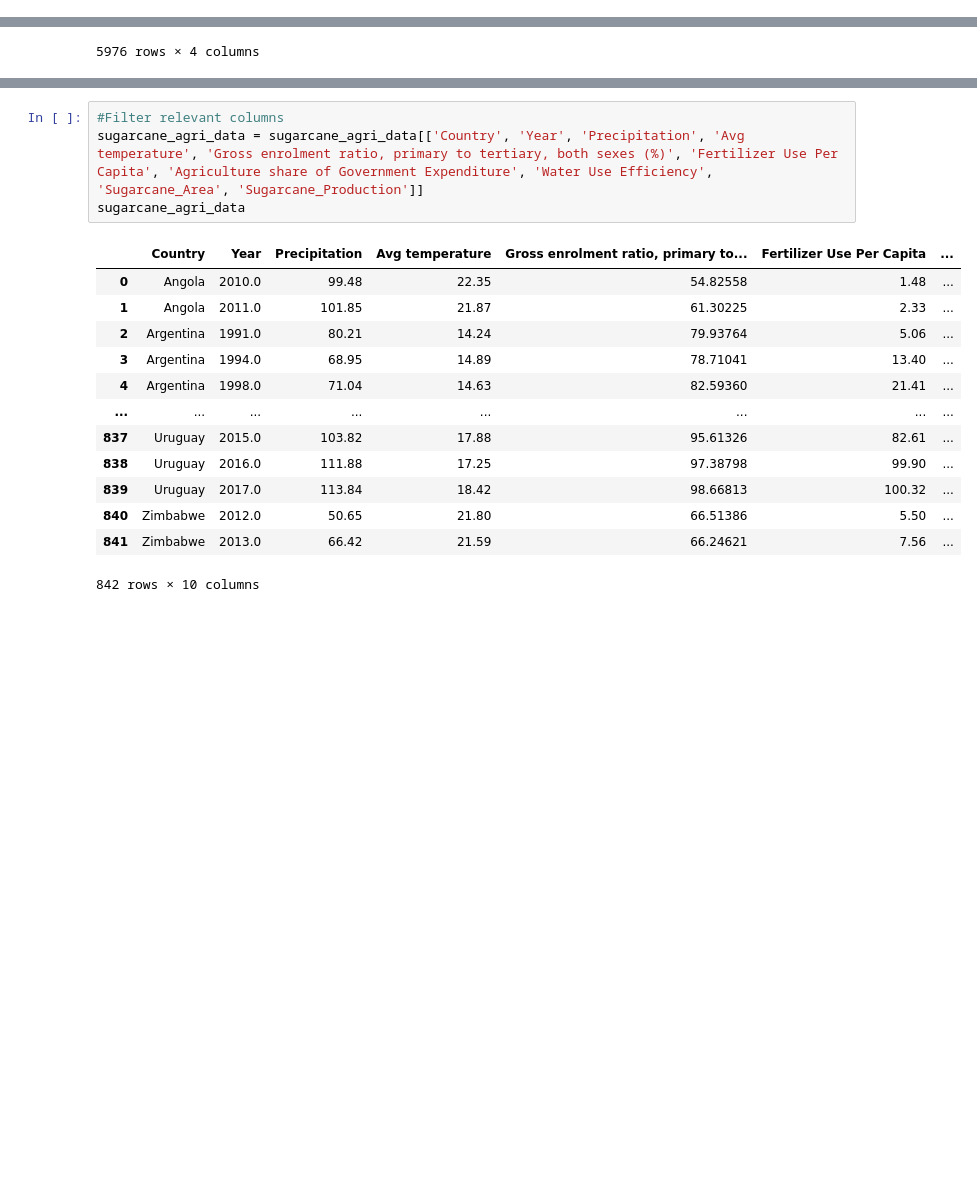
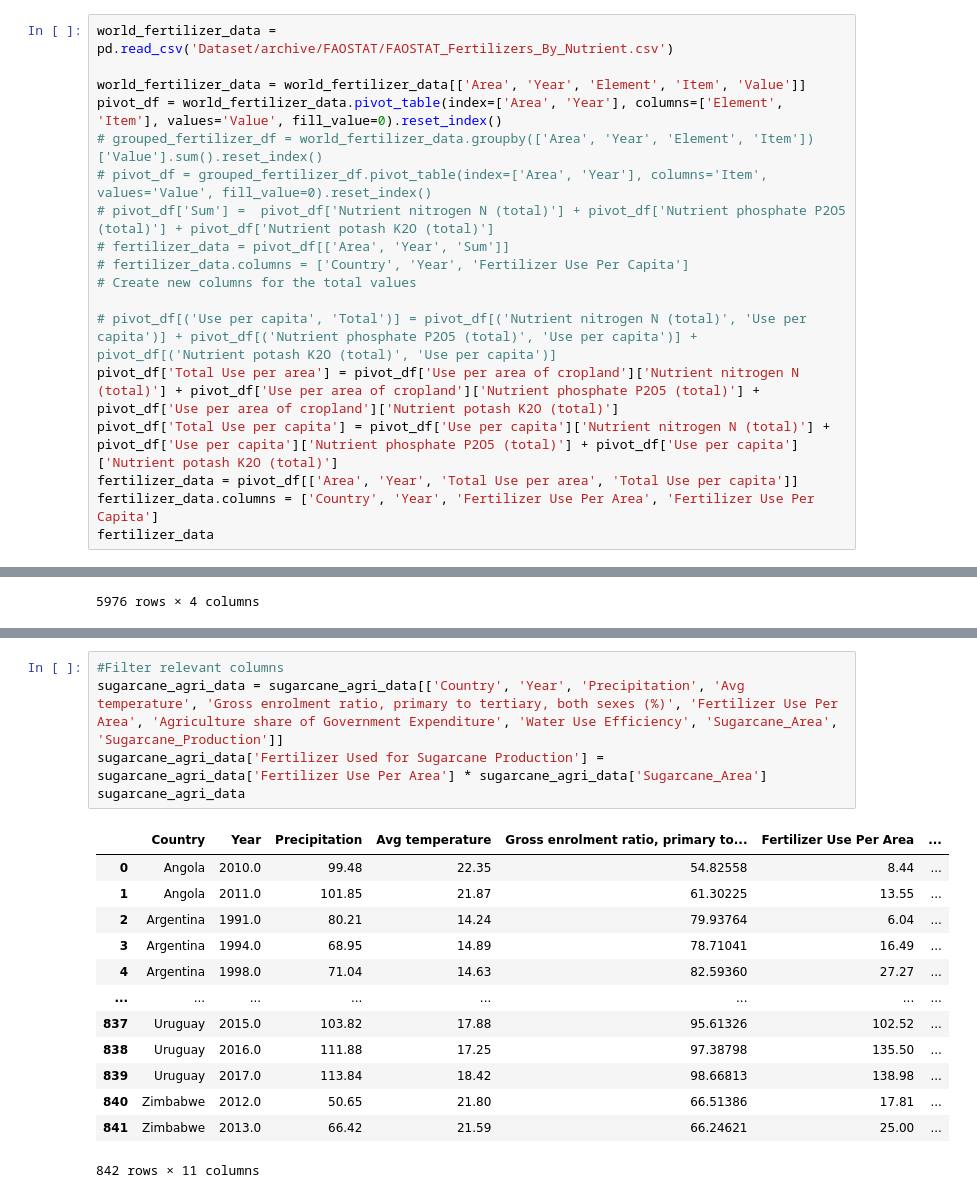
Before and after one commit to saumyasucharita/Agriculture-Data-Analysis, a Jupyter notebook: Exploratory Agriculture Data Analysis-FAOSTAT.ipynb, the cells around one changed output, grey strips where cells are left out. Cells and saved outputs as stored; diff of their text form; blank space fills up the shorter version.

```diff
--- a/Exploratory Agriculture Data Analysis-FAOSTAT.ipynb
+++ b/Exploratory Agriculture Data Analysis-FAOSTAT.ipynb
@@ -501,3 +501,21 @@ fertilizer_data
 | 10282 | Zimbabwe | 2020 | 6.64 |
 | 10283 | Zimbabwe | 2021 | 6.49 |
 10284 rows × 3 columns
+# %%
+world_fertilizer_data = pd.read_csv('Dataset/archive/FAOSTAT/FAOSTAT_Fertilizers_By_Nutrient.csv')
+
+world_fertilizer_data = world_fertilizer_data[['Area', 'Year', 'Element', 'Item', 'Value']]
+pivot_df = world_fertilizer_data.pivot_table(index=['Area', 'Year'], columns=['Element', 'Item'], values='Value', fill_value=0).reset_index()
+# grouped_fertilizer_df = world_fertilizer_data.groupby(['Area', 'Year', 'Element', 'Item'])['Value'].sum().reset_index()
+# pivot_df = grouped_fertilizer_df.pivot_table(index=['Area', 'Year'], columns='Item', values='Value', fill_value=0).reset_index()
+# pivot_df['Sum'] =  pivot_df['Nutrient nitrogen N (total)'] + pivot_df['Nutrient phosphate P2O5 (total)'] + pivot_df['Nutrient potash K2O (total)']
+# fertilizer_data = pivot_df[['Area', 'Year', 'Sum']]
+# fertilizer_data.columns = ['Country', 'Year', 'Fertilizer Use Per Capita']
+# Create new columns for the total values
+
+# pivot_df[('Use per capita', 'Total')] = pivot_df[('Nutrient nitrogen N (total)', 'Use per capita')] + pivot_df[('Nutrient phosphate P2O5 (total)', 'Use per capita')] + pivot_df[('Nutrient potash K2O (total)', 'Use per capita')]
+pivot_df['Total Use per area'] = pivot_df['Use per area of cropland']['Nutrient nitrogen N (total)'] + pivot_df['Use per area of cropland']['Nutrient phosphate P2O5 (total)'] + pivot_df['Use per area of cropland']['Nutrient potash K2O (total)']
+pivot_df['Total Use per capita'] = pivot_df['Use per capita']['Nutrient nitrogen N (total)'] + pivot_df['Use per capita']['Nutrient phosphate P2O5 (total)'] + pivot_df['Use per capita']['Nutrient potash K2O (total)']
+fertilizer_data = pivot_df[['Area', 'Year', 'Total Use per area', 'Total Use per capita']]
+fertilizer_data.columns = ['Country', 'Year', 'Fertilizer Use Per Area', 'Fertilizer Use Per Capita']
+fertilizer_data
@@ -1388,21 +1421,22 @@ sugarcane_agri_data
 # %%
 #Filter relevant columns
-sugarcane_agri_data = sugarcane_agri_data[['Country', 'Year', 'Precipitation', 'Avg temperature', 'Gross enrolment ratio, primary to tertiary, both sexes (%)', 'Fertilizer Use Per Capita', 'Agriculture share of Government Expenditure', 'Water Use Efficiency', 'Sugarcane_Area', 'Sugarcane_Production']]
+sugarcane_agri_data = sugarcane_agri_data[['Country', 'Year', 'Precipitation', 'Avg temperature', 'Gross enrolment ratio, primary to tertiary, both sexes (%)', 'Fertilizer Use Per Area', 'Agriculture share of Government Expenditure', 'Water Use Efficiency', 'Sugarcane_Area', 'Sugarcane_Production']]
+sugarcane_agri_data['Fertilizer Used for Sugarcane Production'] =  sugarcane_agri_data['Fertilizer Use Per Area'] * sugarcane_agri_data['Sugarcane_Area']
 sugarcane_agri_data
 # %% [output]
-|  | Country | Year | Precipitation | Avg temperature | Gross enrolment ratio, primary to... | Fertilizer Use Per Capita | ... |
-| 0 | Angola | 2010.0 | 99.48 | 22.35 | 54.82558 | 1.48 | ... |
-| 1 | Angola | 2011.0 | 101.85 | 21.87 | 61.30225 | 2.33 | ... |
-| 2 | Argentina | 1991.0 | 80.21 | 14.24 | 79.93764 | 5.06 | ... |
-| 3 | Argentina | 1994.0 | 68.95 | 14.89 | 78.71041 | 13.40 | ... |
-| 4 | Argentina | 1998.0 | 71.04 | 14.63 | 82.59360 | 21.41 | ... |
+|  | Country | Year | Precipitation | Avg temperature | Gross enrolment ratio, primary to... | Fertilizer Use Per Area | ... |
+| 0 | Angola | 2010.0 | 99.48 | 22.35 | 54.82558 | 8.44 | ... |
+| 1 | Angola | 2011.0 | 101.85 | 21.87 | 61.30225 | 13.55 | ... |
+| 2 | Argentina | 1991.0 | 80.21 | 14.24 | 79.93764 | 6.04 | ... |
+| 3 | Argentina | 1994.0 | 68.95 | 14.89 | 78.71041 | 16.49 | ... |
+| 4 | Argentina | 1998.0 | 71.04 | 14.63 | 82.59360 | 27.27 | ... |
 | ... | ... | ... | ... | ... | ... | ... | ... |
-| 837 | Uruguay | 2015.0 | 103.82 | 17.88 | 95.61326 | 82.61 | ... |
-| 838 | Uruguay | 2016.0 | 111.88 | 17.25 | 97.38798 | 99.90 | ... |
-| 839 | Uruguay | 2017.0 | 113.84 | 18.42 | 98.66813 | 100.32 | ... |
-| 840 | Zimbabwe | 2012.0 | 50.65 | 21.80 | 66.51386 | 5.50 | ... |
-| 841 | Zimbabwe | 2013.0 | 66.42 | 21.59 | 66.24621 | 7.56 | ... |
+| 837 | Uruguay | 2015.0 | 103.82 | 17.88 | 95.61326 | 102.52 | ... |
+| 838 | Uruguay | 2016.0 | 111.88 | 17.25 | 97.38798 | 135.50 | ... |
+| 839 | Uruguay | 2017.0 | 113.84 | 18.42 | 98.66813 | 138.98 | ... |
+| 840 | Zimbabwe | 2012.0 | 50.65 | 21.80 | 66.51386 | 17.81 | ... |
+| 841 | Zimbabwe | 2013.0 | 66.42 | 21.59 | 66.24621 | 25.00 | ... |
-842 rows × 10 columns
+842 rows × 11 columns
 # %%
 
 df = sugarcane_agri_data.dropna()
```
Also changed, not shown: parts of 12 cells of this notebook, 3 other files.
